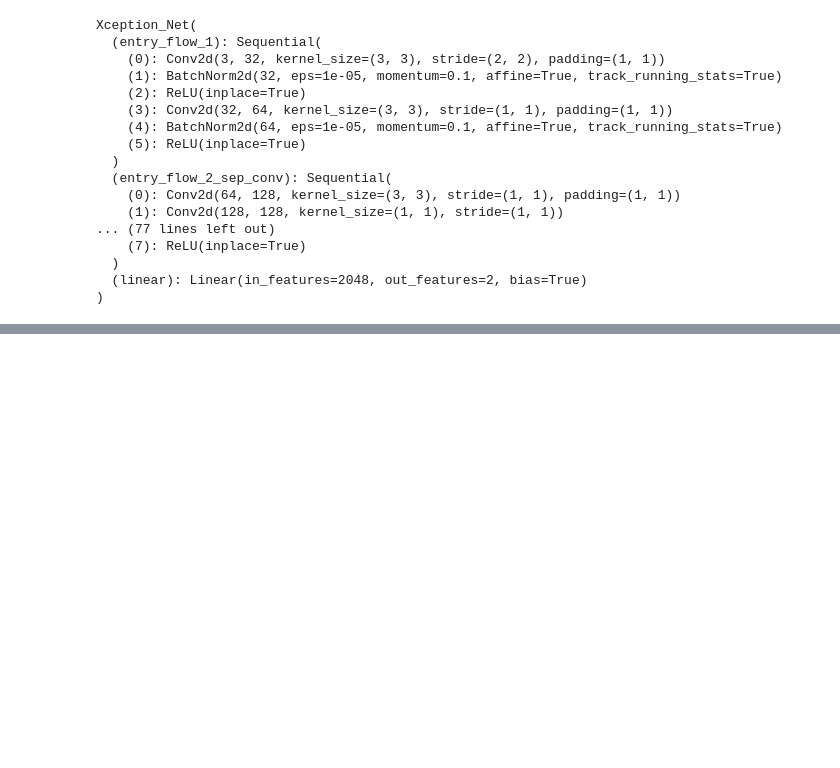
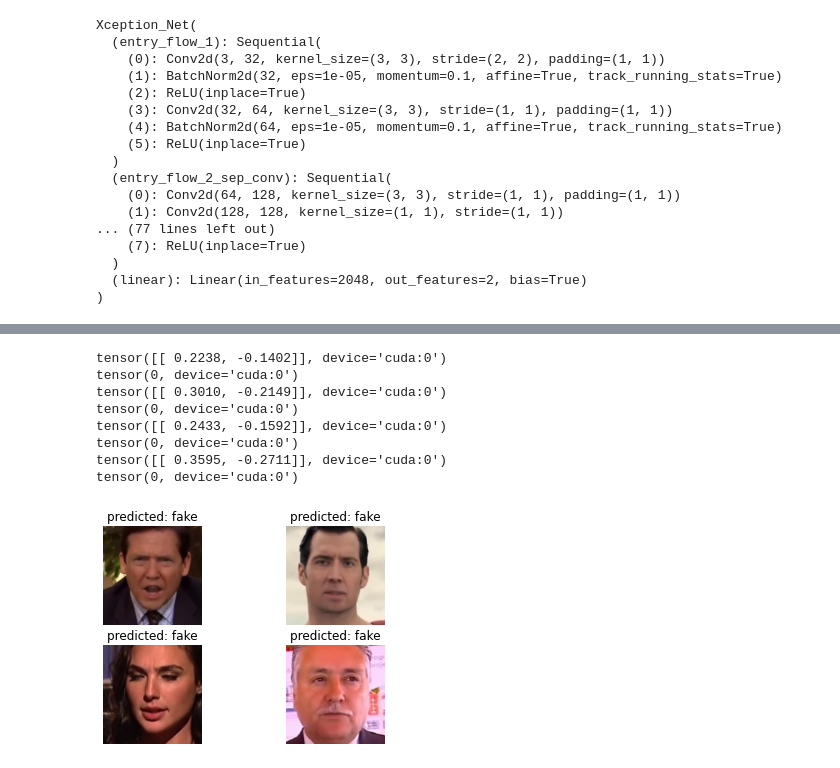
Before and after one commit to AT100/cmpt733-deepfake-detection, a Jupyter notebook: xception_model.ipynb, the cells around one changed output, grey strips where cells are left out. Cells and saved outputs as stored; diff of their text form; code cells hidden in the pictures; blank space fills up the shorter version.

Commit message:
Xception model

```diff
--- a/xception_model.ipynb
+++ b/xception_model.ipynb
@@ -562,0 +338,54 @@ Text(0.5, 1.0, 'real')
+# %%
+model = torch.load("../input/xception-model/xception_model.h5")
+# %%
+def visualize_model(model, class_names, num_images=4):
+    was_training = model.training
+    model.eval()
+    images_so_far = 0
+    fig = plt.figure()
+
+    with torch.no_grad():
+        for i, (inputs, labels) in enumerate(test_dataloader):
+            inputs = inputs.to(device)
+            labels = labels.to(device)
+
+            outputs = model(inputs)
+            print(outputs)
+            _, preds = torch.max(outputs, 1)
+
+            for j in range(inputs.size()[0]):
+                images_so_far += 1
+                ax = plt.subplot(num_images//2, 2, images_so_far)
+                ax.axis('off')
+                print(preds[j])
+                ax.set_title('predicted: {}'.format(class_names[preds[j]]))
+                plt.imshow(inputs.cpu().data[j].permute(1,2,0))
+
+                if images_so_far == num_images:
+                    model.train(mode=was_training)
+                    return
+        model.train(mode=was_training)
+# %%
+transform = transforms.Compose([transforms.Resize(299),
+                                transforms.CenterCrop(299),
+                                transforms.ToTensor()])
+
+test_dataset = datasets.ImageFolder(
+        '../input/deepfaketest/test',
+        transform=transform)
+
+
+test_dataloader = torch.utils.data.DataLoader(test_dataset, batch_size=1)
+
+class_names = test_dataset.classes
+visualize_model(model, class_names)
+# %% [output]
+tensor([[ 0.2238, -0.1402]], device='cuda:0')
+tensor(0, device='cuda:0')
+tensor([[ 0.3010, -0.2149]], device='cuda:0')
+tensor(0, device='cuda:0')
+tensor([[ 0.2433, -0.1592]], device='cuda:0')
+tensor(0, device='cuda:0')
+tensor([[ 0.3595, -0.2711]], device='cuda:0')
+tensor(0, device='cuda:0')
+[figure, added]
```
Also changed, not shown: parts of 19 cells of this notebook.
